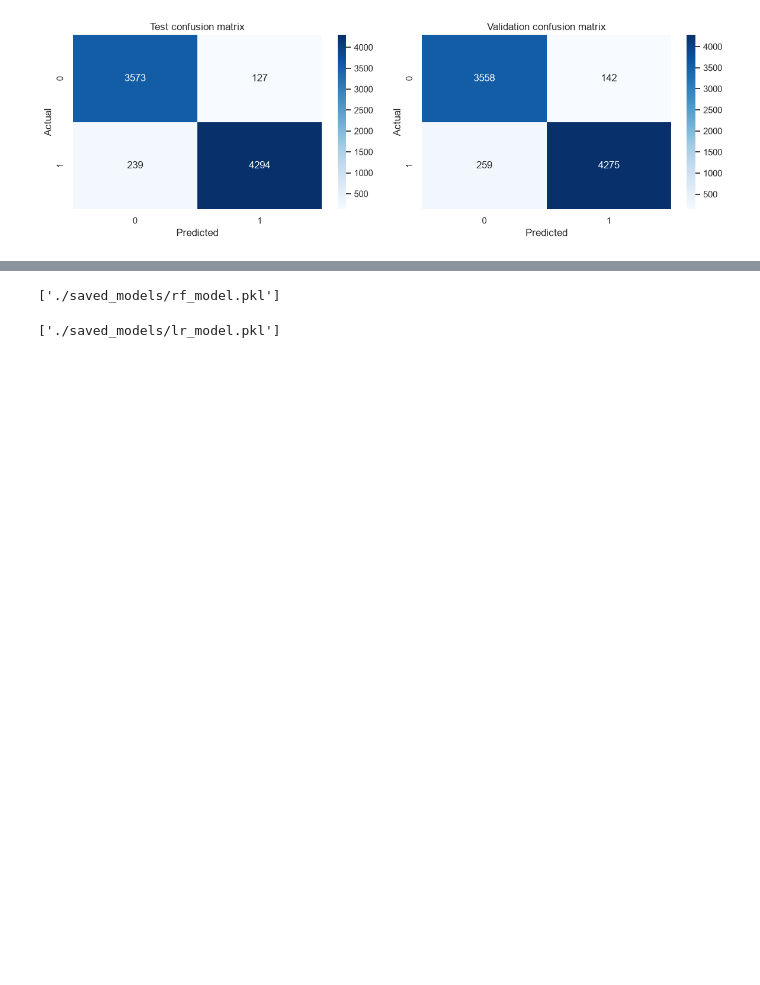
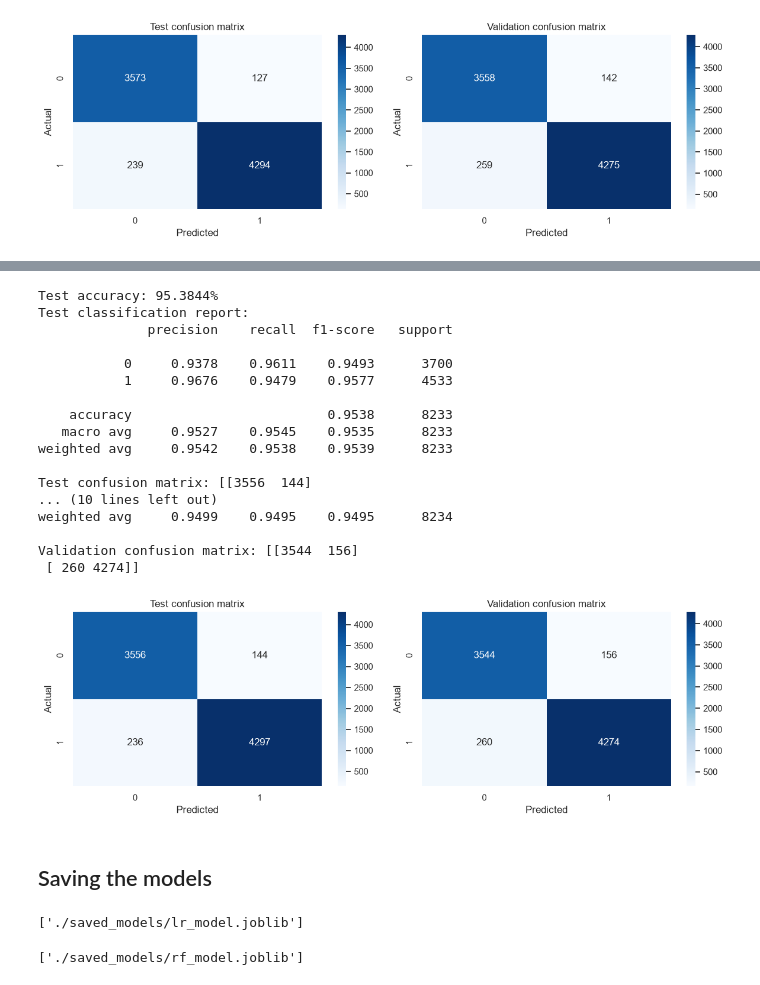
Before and after one commit to khalidaldoh/tcc-Project-1, a Jupyter notebook: backend/ml/model_training.ipynb, the cells around one changed output, grey strips where cells are left out. Saved outputs shown, nothing was run; the diff lists cells and outputs as text; code cells hidden in the pictures; blank space fills up the shorter version.

```diff
--- a/backend/ml/model_training.ipynb
+++ b/backend/ml/model_training.ipynb
@@ -189,8 +258,60 @@ Validation confusion matrix: [[3558  142]
+# %%
+# Evaluation
+from sklearn.metrics import classification_report, confusion_matrix, accuracy_score
+import matplotlib.pyplot as plt
+import seaborn as sns
+
+Y_pred_test = pipe.predict(X_test_filtered)
+print(f"Test accuracy: {accuracy_score(Y_test, Y_pred_test):.4%}")
+print("Test classification report:")
+print(classification_report(Y_test, Y_pred_test, digits=4))
+cm_test = confusion_matrix(Y_test, Y_pred_test)
+print("Test confusion matrix:", cm_test)
+
+Y_pred_val = pipe.predict(X_val_filtered)
+print(f"Validation accuracy: {accuracy_score(Y_val, Y_pred_val):.4%}")
+print("Validation classification report:")
+print(classification_report(Y_val, Y_pred_val, digits=4))
+cm_val = confusion_matrix(Y_val, Y_pred_val)
+print("Validation confusion matrix:", cm_val)
+
+sns.set(style="whitegrid")
+fig, axes = plt.subplots(1, 2, figsize=(12, 4))
+sns.heatmap(cm_test, annot=True, fmt="d", ax=axes[0], cmap="Blues")
+axes[0].set_title("Test confusion matrix")
+axes[0].set_xlabel("Predicted")
+axes[0].set_ylabel("Actual")
+sns.heatmap(cm_val, annot=True, fmt="d", ax=axes[1], cmap="Blues")
+axes[1].set_title("Validation confusion matrix")
+axes[1].set_xlabel("Predicted")
+axes[1].set_ylabel("Actual")
+plt.tight_layout()
+# %% [output]
+Test accuracy: 95.3844%
+Test classification report:
+              precision    recall  f1-score   support
+
+           0     0.9378    0.9611    0.9493      3700
+           1     0.9676    0.9479    0.9577      4533
+
+    accuracy                         0.9538      8233
+   macro avg     0.9527    0.9545    0.9535      8233
+weighted avg     0.9542    0.9538    0.9539      8233
+
+Test confusion matrix: [[3556  144]
+... (10 lines left out)
+weighted avg     0.9499    0.9495    0.9495      8234
+
+Validation confusion matrix: [[3544  156]
+ [ 260 4274]]
+[figure, added]
+# %% [markdown]
+## Saving the models
+# %%
+joblib.dump(basepipe, './saved_models/lr_model.joblib')
+# %% [output]
+['./saved_models/lr_model.joblib']
 # %%
-joblib.dump(pipe, './saved_models/rf_model.pkl')
+joblib.dump(pipe, './saved_models/rf_model.joblib')
 # %% [output]
-['./saved_models/rf_model.pkl']
+['./saved_models/rf_model.joblib']
-# %%
-joblib.dump(basepipe, './saved_models/lr_model.pkl')
-# %% [output]
-['./saved_models/lr_model.pkl']
```
Also changed, not shown: parts of 6 cells of this notebook, 13 other files.
